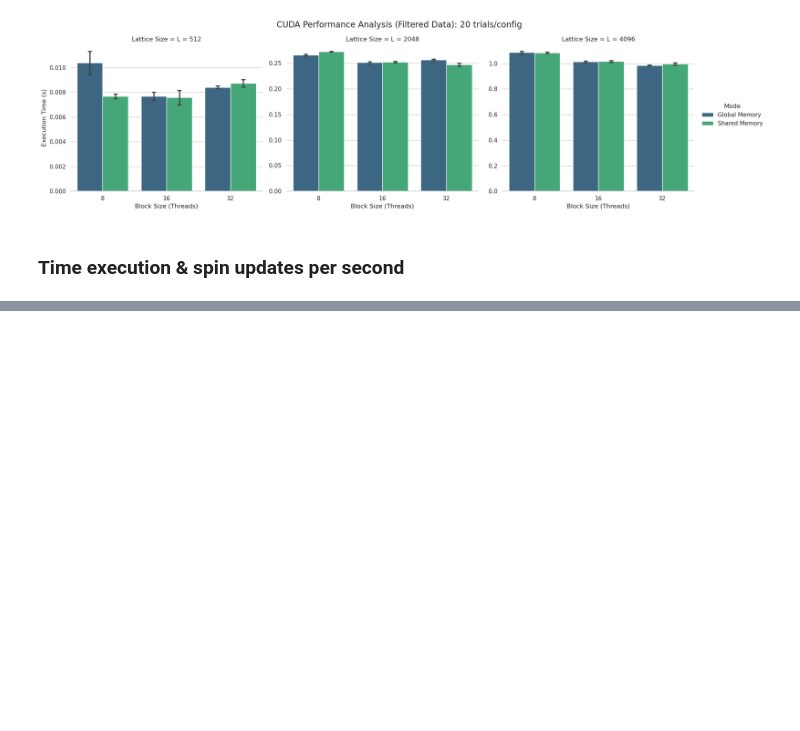
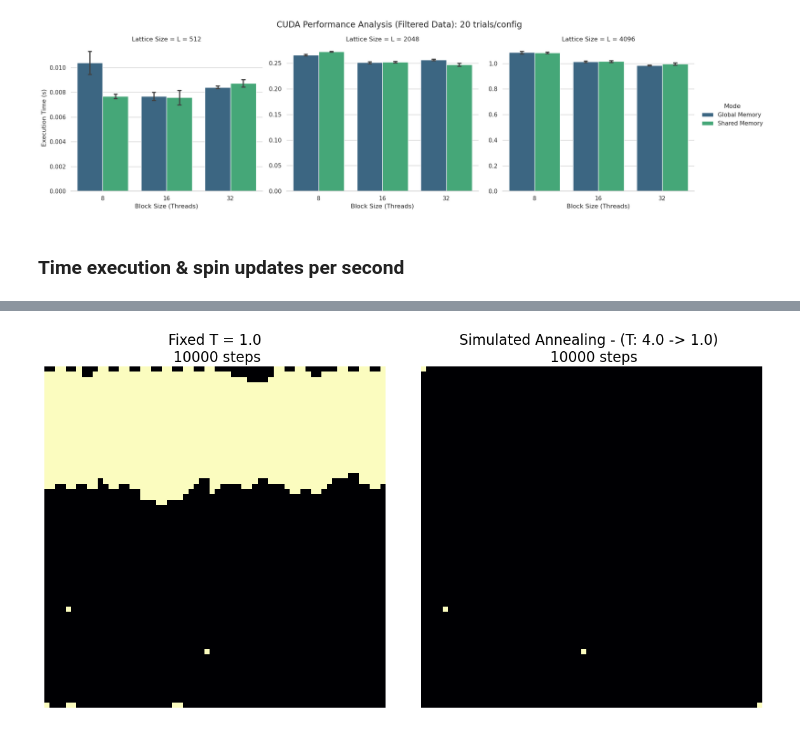
Before and after one commit to WilliamConte/Ising2D_with_CUDA, a Jupyter notebook: benchmarks.ipynb, the cells around one changed output, grey strips where cells are left out. Saved outputs shown, nothing was run; the diff lists cells and outputs as text; code cells hidden in the pictures; blank space fills up the shorter version.

```diff
--- a/benchmarks.ipynb
+++ b/benchmarks.ipynb
@@ -609,0 +782,43 @@ df_results = df.groupby(['Mode','L'])['Time'].mean()
+# %%
+L = 64
+steps = 10000
+T_target = 1.0
+T_start = 4.0
+
+# MODEL 1: FIXED TEMPERATURE
+model_fixed = ising2d.IsingModel(L, T_target, seed=123)
+model_fixed.set_num_threads(8)
+model_fixed.update(ising2d.Mode.OPENMP, steps)
+
+
+# MODEL 2: SIMULATED ANNEALING
+# We initialize at High T and cool down in a loop
+model_sa = ising2d.IsingModel(L, T_start, seed=123)
+model_sa.set_num_threads(8)
+
+# Calculate alpha to reach T ~ 1.0 by the end
+# T_final = T_start * exp(-alpha * steps)  -> alpha = -ln(T_final/T_start) / steps
+alpha = -np.log(T_target / T_start) / steps
+
+for t in range(steps):
+    current_T = T_start * np.exp(-alpha * t)
+    model_sa.set_T(current_T)
+    model_sa.update(ising2d.Mode.OPENMP, steps=1)
+# %%
+# --- VISUALIZATION ---
+fig, axes = plt.subplots(1, 2, figsize=(12, 6))
+
+# Plot 1: Fixed T (Likely Frozen Domains)
+axes[0].imshow(model_fixed.lattice, cmap='magma', vmin=-1, vmax=1)
+axes[0].set_title(f"Fixed T = {T_target}\n {steps} steps", fontsize = 16)
+axes[0].axis('off')
+
+# Plot 2: Simulated Annealing (Likely Ground State)
+axes[1].imshow(model_sa.lattice, cmap='magma', vmin=-1, vmax=1)
+axes[1].set_title(f"Simulated Annealing - (T: {T_start} -> 1.0) \n {steps} steps", fontsize = 16)
+axes[1].axis('off')
+
+plt.tight_layout()
+plt.show()
+# %% [output]
+[figure, added]
```
Also changed, not shown: parts of 12 cells of this notebook.
